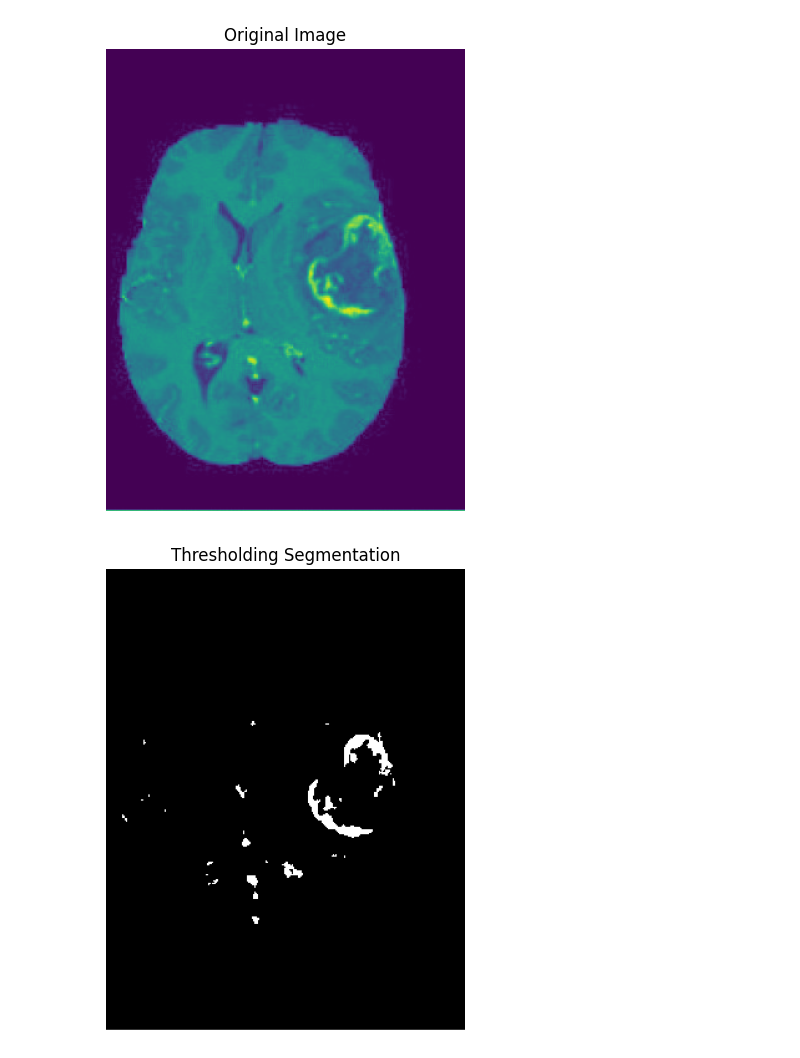
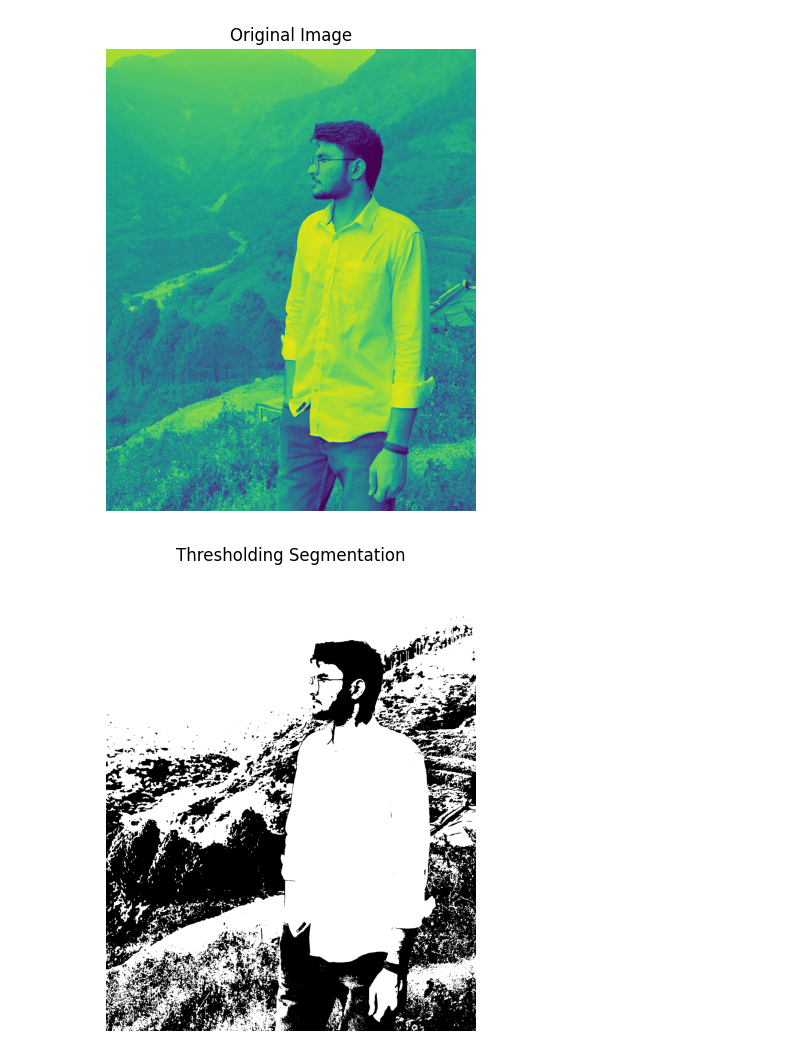
Before and after one commit to mukeshch77/Pattern-Recognition, a Jupyter notebook: Experiment_5/main.ipynb, the cells around one changed output. Saved outputs shown, nothing was run; the diff lists cells and outputs as text; code cells hidden in the pictures.

```diff
--- a/Experiment_5/main.ipynb
+++ b/Experiment_5/main.ipynb
@@ -1,19 +1,19 @@
 # %%
 import cv2
 import numpy as np
 import matplotlib.pyplot as plt
 
 # Load the image
-image = cv2.imread('img8.jpg', cv2.IMREAD_GRAYSCALE)
+image = cv2.imread('img1.jpg', cv2.IMREAD_GRAYSCALE)
 # image_rgb=cv2.cvtColor(image,cv2.COLOR_BGR2RGB)
 # Show the original image
 plt.figure(figsize=(6,6))
 plt.imshow(image)
 plt.title("Original Image")
 plt.axis('off')
 plt.show()
 # %% [output]
-[figure, old version]
+[figure, new version]
 # %%
 # thresholding means converting pixel values to binary
 # i.e if pixel value is greater than 127 it will covert it to 255(white)
@@ -28,7 +28,7 @@ plt.title("Thresholding Segmentation")
 plt.axis('off')
 plt.show()
 # %% [output]
-[figure, old version]
+[figure, new version]
 # %%
 # Convert image to color (needed for markers)
 image_color = cv2.cvtColor(image, cv2.COLOR_GRAY2BGR)
```
Also changed, not shown: parts of 2 cells of this notebook, 2 other files.
